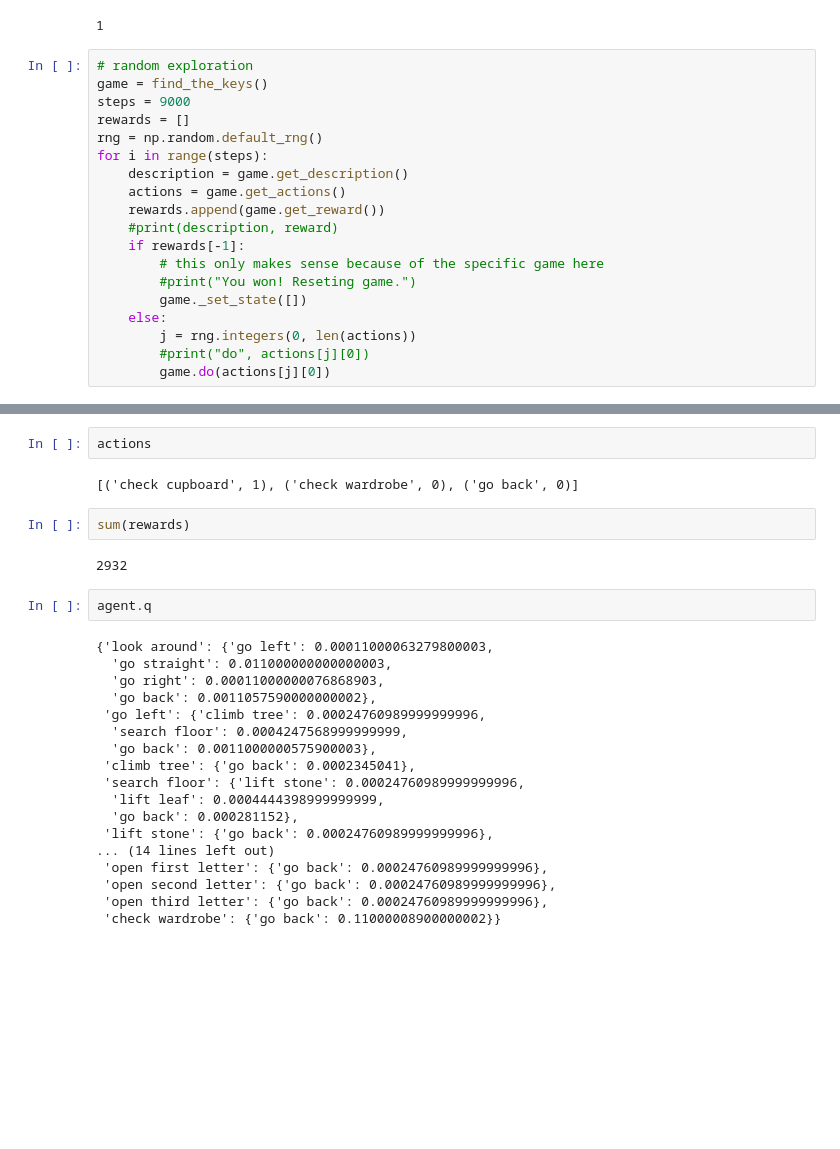
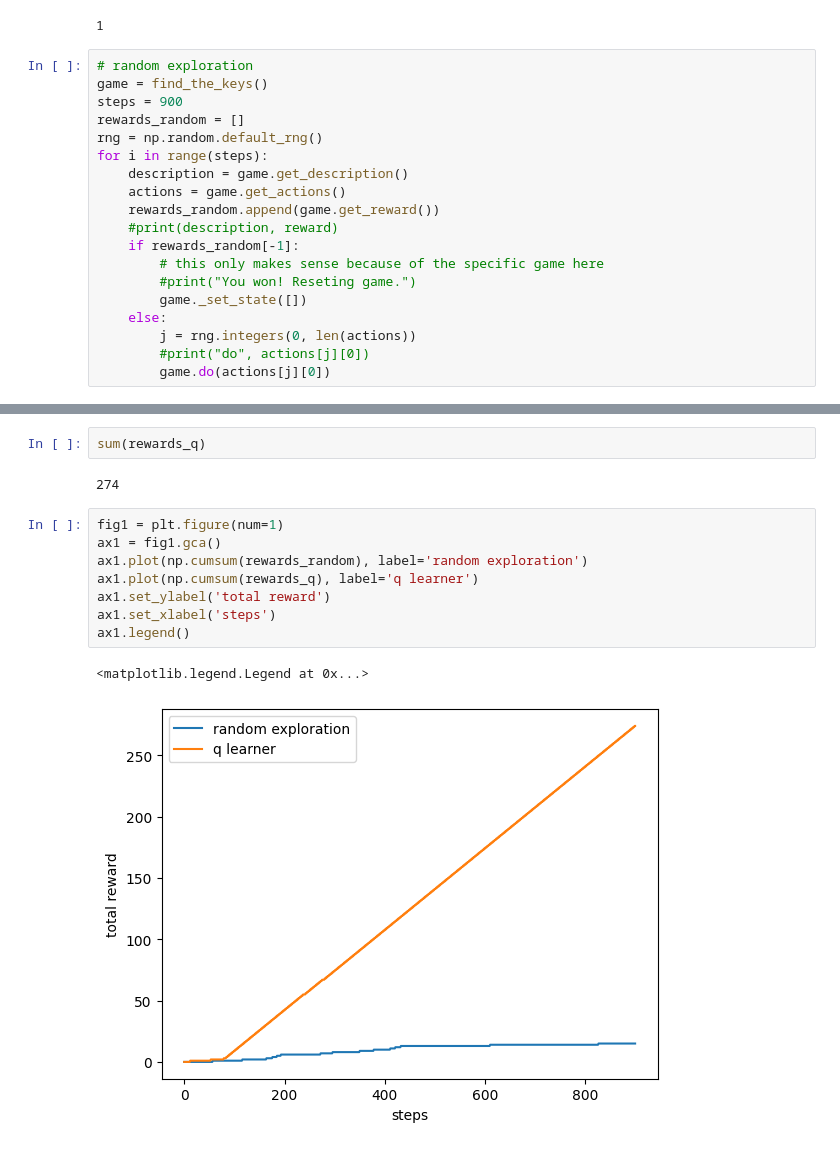
Before and after one commit to felixpatzelt/agent_experiments, a Jupyter notebook: dict_q_learning.ipynb, the cells around one changed output, grey strips where cells are left out. Saved outputs shown, nothing was run; the diff lists cells and outputs as text; blank space fills up the shorter version.

Commit message:
refactor: agent class

```diff
--- a/dict_q_learning.ipynb
+++ b/dict_q_learning.ipynb
@@ -113,15 +114,15 @@ print(game.reward)
 # %%
 # random exploration
 game = find_the_keys()
-steps = 9000
-rewards = []
+steps = 900
+rewards_random = []
 rng = np.random.default_rng()
 for i in range(steps):
     description = game.get_description()
     actions = game.get_actions()
-    rewards.append(game.get_reward())
+    rewards_random.append(game.get_reward())
     #print(description, reward)
-    if rewards[-1]:
+    if rewards_random[-1]:
         # this only makes sense because of the specific game here
         #print("You won! Reseting game.")
         game._set_state([])
@@ -291,30 +232,17 @@ for i in range(steps):
     state = new_state
     actions = new_actions
-# %%
-actions
-# %% [output]
-[('check cupboard', 1), ('check wardrobe', 0), ('go back', 0)]
 # %%
-sum(rewards)
+sum(rewards_q)
 # %% [output]
-2932
+274
-# %%
-agent.q
-# %% [output]
-{'look around': {'go left': 0.00011000063279800003,
-  'go straight': 0.011000000000000003,
-  'go right': 0.00011000000076868903,
-  'go back': 0.0011057590000000002},
- 'go left': {'climb tree': 0.00024760989999999996,
-  'search floor': 0.0004247568999999999,
-  'go back': 0.0011000000575900003},
- 'climb tree': {'go back': 0.0002345041},
- 'search floor': {'lift stone': 0.00024760989999999996,
-  'lift leaf': 0.0004444398999999999,
-  'go back': 0.000281152},
- 'lift stone': {'go back': 0.00024760989999999996},
-... (14 lines left out)
- 'open first letter': {'go back': 0.00024760989999999996},
- 'open second letter': {'go back': 0.00024760989999999996},
- 'open third letter': {'go back': 0.00024760989999999996},
- 'check wardrobe': {'go back': 0.11000008900000002}}
+# %%
+fig1 = plt.figure(num=1)
+ax1 = fig1.gca()
+ax1.plot(np.cumsum(rewards_random), label='random exploration')
+ax1.plot(np.cumsum(rewards_q), label='q learner')
+ax1.set_ylabel('total reward')
+ax1.set_xlabel('steps')
+ax1.legend()
+# %% [output]
+<matplotlib.legend.Legend at 0x...>
+[figure, added]
```
Also changed, not shown: parts of 4 cells of this notebook.
